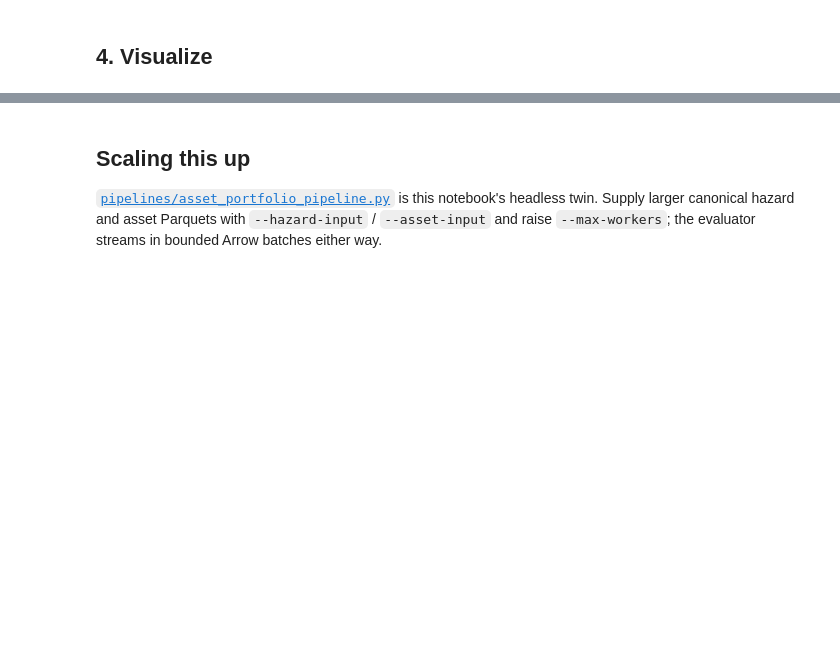
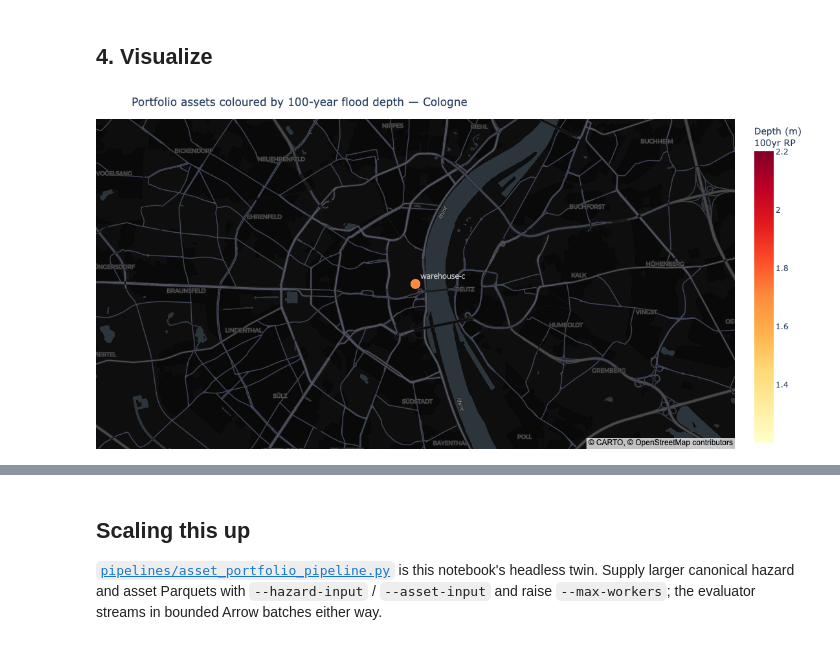
Before and after one commit to RiskThinking/crc-docs, a Jupyter notebook: notebooks/asset_portfolio_evaluation.ipynb, the cells around one changed output, grey strips where cells are left out. Drawn from its saved outputs; the diff is of its cells as text; code cells hidden in the pictures; blank space fills up the shorter version.

```diff
--- a/notebooks/asset_portfolio_evaluation.ipynb
+++ b/notebooks/asset_portfolio_evaluation.ipynb
@@ -97,33 +127,36 @@ fig_map = go.Figure(
         lon=evaluated["longitude"],
         mode="markers+text",
         text=evaluated["asset_id"],
         textposition="top right",
+        textfont=dict(color="white"),
         marker=dict(
             size=16,
             color=evaluated[design_col],
             colorscale="YlOrRd",
             colorbar_title="Depth (m)<br>100yr RP",
             showscale=True,
         ),
         customdata=np.stack(
             [evaluated["sector"], evaluated["replacement_value"], evaluated[design_col]],
             axis=-1,
         ),
         hovertemplate=(
             "%{text}<br>sector=%{customdata[0]}"
             "<br>replacement=$%{customdata[1]:,.0f}"
             "<br>100yr depth=%{customdata[2]:.3f} m<extra></extra>"
         ),
     )
 )
 fig_map.update_layout(
     map_style=MAP_STYLE,
     map_zoom=12,
     map_center={"lat": LATITUDE, "lon": LONGITUDE},
     margin=dict(l=0, r=0, t=40, b=0),
     title="Portfolio assets coloured by 100-year flood depth — Cologne",
 )
 fig_map.show()
+# %% [output]
+[figure, added]
 # %%
 value_cols = list(result.value_columns)
 long = evaluated.melt(
```
Also changed, not shown: parts of 6 cells of this notebook, 36 other files.
